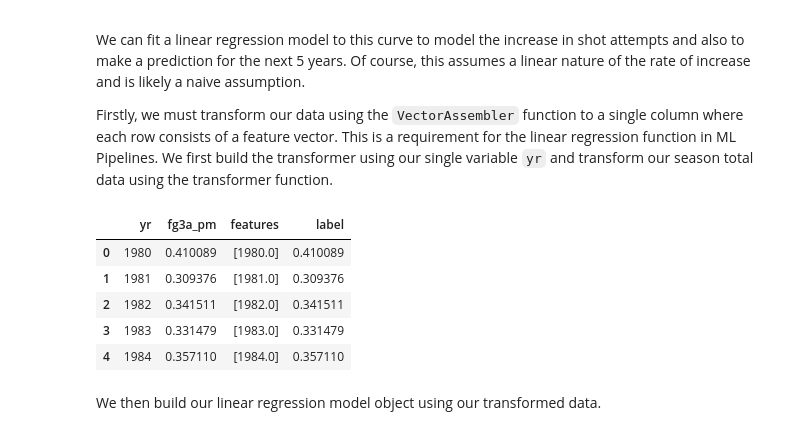
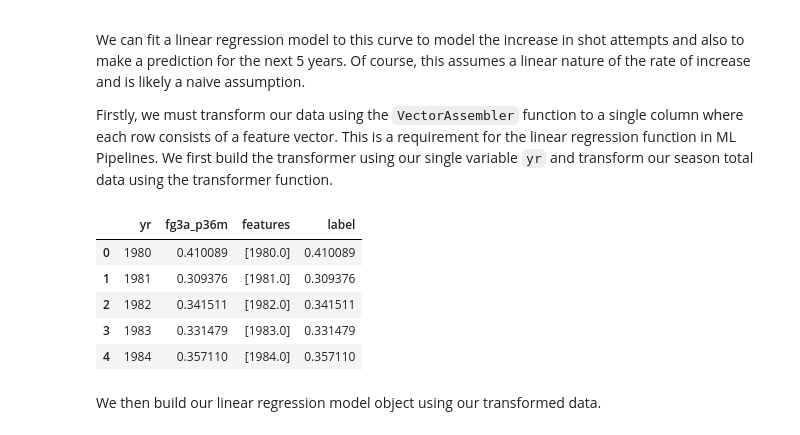
Before and after one commit to crawles/spark-nba-analytics, a Jupyter notebook: nba_spark.ipynb, the cells around one changed output. Cells and saved outputs as stored; diff of their text form; code cells hidden in the pictures.

```diff
--- a/nba_spark.ipynb
+++ b/nba_spark.ipynb
@@ -102,7 +108,7 @@ Alternatively, we can utilize Spark SQL to perform the same query using plain SQ
 # or could use SQL
 sqlContext.registerDataFrameAsTable(df, 'df')
 fga_py = sqlContext.sql('''SELECT yr,
-                                  sum(fg3a)/sum(mp)*36 fg3a_pm
+                                  sum(fg3a)/sum(mp)*36 fg3a_p36m
                            FROM df GROUP BY yr
                            ORDER BY yr''')
 # %% [markdown]
@@ -131,12 +139,12 @@ Firstly, we must transform our data using the `VectorAssembler` function to a si
 # %%
 # train the model
 t = VectorAssembler(inputCols=['yr'], outputCol = 'features')
 training = t.transform(fga_py)\
             .withColumn('yr',fga_py.yr)\
-            .withColumn('label',fga_py.fg3a_pm)
+            .withColumn('label',fga_py.fg3a_p36m)
 training.toPandas().head()
 # %% [output]
-|  | yr | fg3a_pm | features | label |
+|  | yr | fg3a_p36m | features | label |
 | 0 | 1980 | 0.410089 | [1980.0] | 0.410089 |
 | 1 | 1981 | 0.309376 | [1981.0] | 0.309376 |
 | 2 | 1982 | 0.341511 | [1982.0] | 0.341511 |
```
Also changed, not shown: parts of 6 cells of this notebook, 13 other files.
